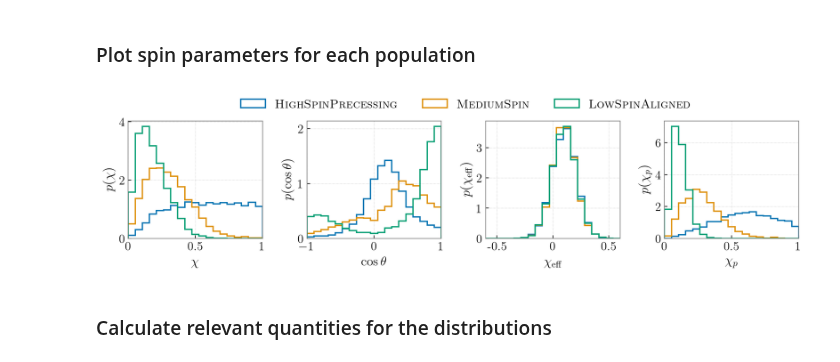
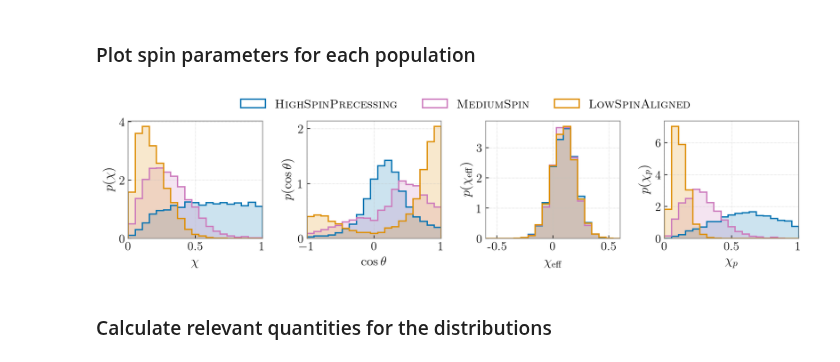
Before and after one commit to simonajmiller/measuring-bbh-component-spin, a Jupyter notebook: Figures/make_figure_01.ipynb, the cells around one changed output. Cells and saved outputs as stored; diff of their text form; code cells hidden in the pictures.

Commit message:
update figures

```diff
--- a/Figures/make_figure_01.ipynb
+++ b/Figures/make_figure_01.ipynb
@@ -64,6 +64,7 @@ for i,pop in enumerate([pop1, pop2, pop3]):
 ### Plot spin parameters for each population
 # %%
 labels = [r'$\mathrm{\textsc{HighSpinPrecessing}}$', r'$\mathrm{\textsc{MediumSpin}}$', r'$\mathrm{\textsc{LowSpinAligned}}$']
+colors = ['C0', 'C4', 'C1']
 
 fig, axes = plt.subplots(nrows=1, ncols=4, figsize=(15/1.1, 25/8/1.3))
 
@@ -71,52 +72,56 @@ fig, axes = plt.subplots(nrows=1, ncols=4, figsize=(15/1.1, 25/8/1.3))
 for i,pop in enumerate([pop1, pop2, pop3]):
 
     # spin magnitude
-    axes[0].hist(spin_dict[f'pop{i+1}']['chi'], density=True, bins=np.linspace(0, 1, 20), histtype='step', lw=1.5, label=labels[i])
+    axes[0].hist(spin_dict[f'pop{i+1}']['chi'], density=True, color=colors[i], bins=np.linspace(0, 1, 20), histtype='step', lw=1.5, label=labels[i])
+    axes[0].hist(spin_dict[f'pop{i+1}']['chi'], density=True, color=colors[i], bins=np.linspace(0, 1, 20), alpha=0.2, lw=1.5)
     axes[0].set_xlim(0,1)
 
     # tilt angle
-    axes[1].hist(spin_dict[f'pop{i+1}']['cost'], density=True, bins=np.linspace(-1, 1, 20), histtype='step', lw=1.5)
+    axes[1].hist(spin_dict[f'pop{i+1}']['cost'], density=True, color=colors[i], bins=np.linspace(-1, 1, 20), histtype='step', lw=1.5)
+    axes[1].hist(spin_dict[f'pop{i+1}']['cost'], density=True, color=colors[i], bins=np.linspace(-1, 1, 20), alpha=0.2, lw=1.5)
     axes[1].set_xlim(-1,1)
 
     # chi effective
-    axes[2].hist(spin_dict[f'pop{i+1}']['chieff'], density=True, bins=np.linspace(-0.6, 0.6, 20), histtype='step', lw=1.5)
+    axes[2].hist(spin_dict[f'pop{i+1}']['chieff'], density=True, color=colors[i], bins=np.linspace(-0.6, 0.6, 20), histtype='step', lw=1.5)
+    axes[2].hist(spin_dict[f'pop{i+1}']['chieff'], density=True, color=colors[i], bins=np.linspace(-0.6, 0.6, 20), alpha=0.2, lw=1.5)
     axes[2].set_xlim(-0.6,0.6)
 
     # chi p
-    axes[3].hist(spin_dict[f'pop{i+1}']['chip'], density=True, bins=np.linspace(0, 1, 20), histtype='step', lw=1.5)
+    axes[3].hist(spin_dict[f'pop{i+1}']['chip'], density=True, color=colors[i], bins=np.linspace(0, 1, 20), histtype='step', lw=1.5)
+    axes[3].hist(spin_dict[f'pop{i+1}']['chip'], density=True, color=colors[i], bins=np.linspace(0, 1, 20), alpha=0.2, lw=1.5)
     axes[3].set_xlim(0, 1)
 
 axes[0].legend(bbox_to_anchor=(0.8, 1.05, 1., .102), loc='lower left', ncol=3,  borderaxespad=0., fontsize=14)
 
 axes[0].set_xticklabels([int(0), 0.5, int(1)])
 axes[2].set_xticks([-0.5, int(0), 0.5])
 axes[2].set_xticklabels([-0.5, int(0), 0.5])
 axes[3].set_xticklabels([int(0), 0.5, int(1)])
 
 axes[0].set_xlabel(r'$\chi$', fontsize=15)
 axes[1].set_xlabel(r'$\cos\theta$', fontsize=15)
 axes[2].set_xlabel(r'$\chi_\mathrm{eff}$', fontsize=15)
 axes[3].set_xlabel(r'$\chi_p$', fontsize=15)
 
 axes[0].set_ylabel(r'$p(\chi)$', fontsize=15)
 axes[1].set_ylabel(r'$p(\cos\theta)$', fontsize=15)
 axes[2].set_ylabel(r'$p(\chi_\mathrm{eff})$', fontsize=15)
 axes[3].set_ylabel(r'$p(\chi_p$)', fontsize=15)
 
 for ax in axes:
     ax.grid(ls=':', color='silver', lw=0.5)
 
     ax.spines['bottom'].set_color('gray')
     ax.spines['top'].set_color('gray')
     ax.spines['right'].set_color('gray')
     ax.spines['left'].set_color('gray')
 
 plt.subplots_adjust(wspace=0.33)
 
 plt.savefig('figure_01.pdf',bbox_inches='tight')
 plt.show()
 # %% [output]
-[figure, old version]
+[figure, new version]
 # %% [markdown]
 ### Calculate relevant quantities for the distributions
 # %%
```
Also changed, not shown: 1 other file.
